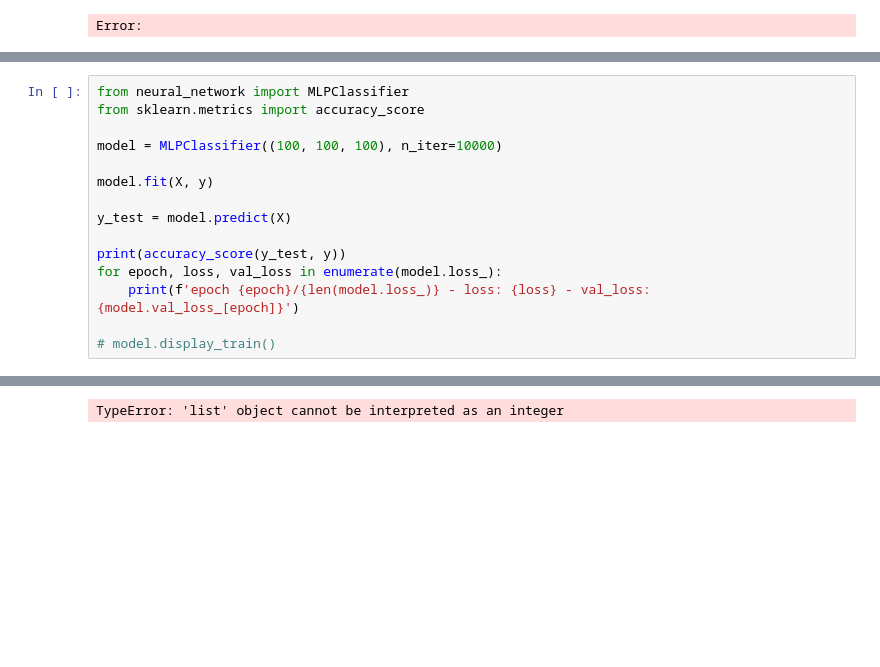
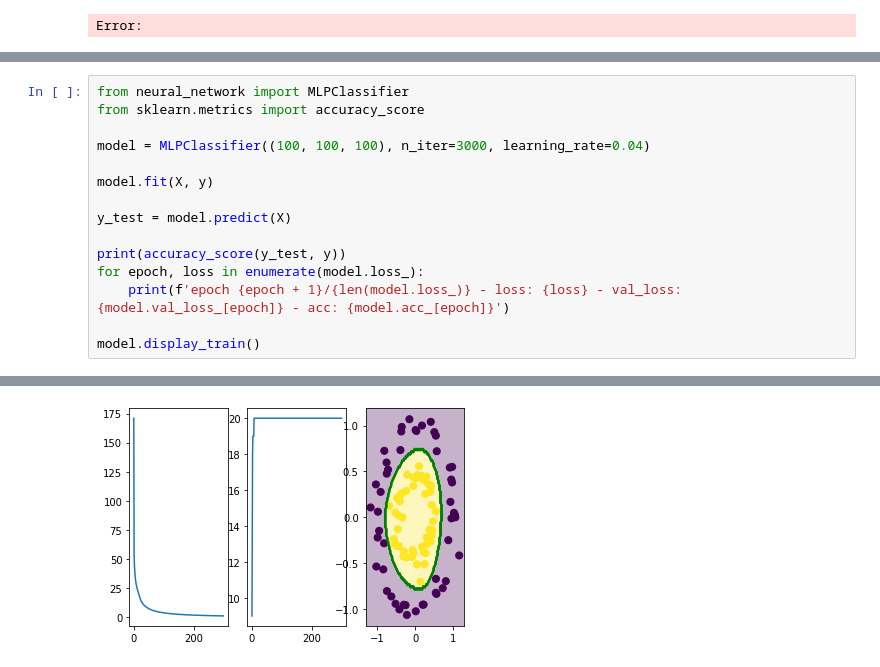
Before and after one commit to coscialp/AI-learn, a Jupyter notebook: linear_regression.ipynb, the cells around one changed output, grey strips where cells are left out. Saved outputs shown, nothing was run; the diff lists cells and outputs as text; blank space fills up the shorter version.

```diff
--- a/linear_regression.ipynb
+++ b/linear_regression.ipynb
@@ -56,16 +56,16 @@ plt.show()
 from neural_network import MLPClassifier
 from sklearn.metrics import accuracy_score
 
-model = MLPClassifier((100, 100, 100), n_iter=10000)
+model = MLPClassifier((100, 100, 100), n_iter=3000, learning_rate=0.04)
 
 model.fit(X, y)
 
 y_test = model.predict(X)
 
 print(accuracy_score(y_test, y))
-for epoch, loss, val_loss in enumerate(model.loss_):
-    print(f'epoch {epoch}/{len(model.loss_)} - loss: {loss} - val_loss: {model.val_loss_[epoch]}')
+for epoch, loss in enumerate(model.loss_):
+    print(f'epoch {epoch + 1}/{len(model.loss_)} - loss: {loss} - val_loss: {model.val_loss_[epoch]} - acc: {model.acc_[epoch]}')
 
-# model.display_train()
+model.display_train()
 # %% [output]
 1.0
@@ -72 +88 @@ for epoch, loss, val_loss in enumerate(model.loss_):
-TypeError: 'list' object cannot be interpreted as an integer
+[figure, added]
```
Also changed, not shown: parts of 2 cells of this notebook, 1 other file.
